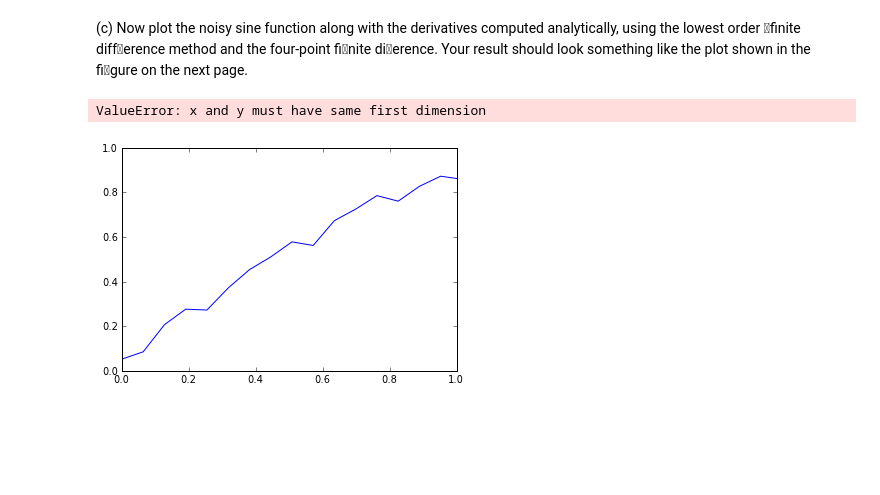
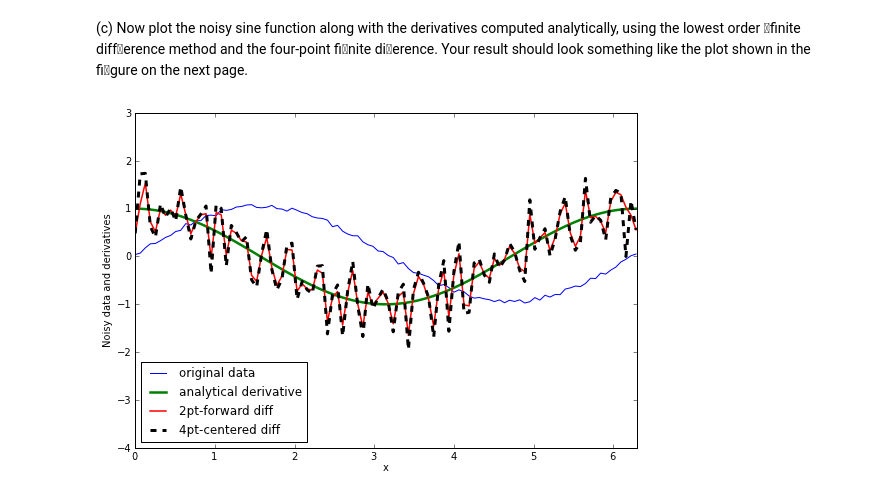
Before and after one commit to ersong/PHYS202-S13, a Jupyter notebook: Week4/InterpAndDiffEx3.ipynb, the cells around one changed output. Saved outputs shown, nothing was run; the diff lists cells and outputs as text; code cells hidden in the pictures; blank space fills up the shorter version.

```diff
--- a/Week4/InterpAndDiffEx3.ipynb
+++ b/Week4/InterpAndDiffEx3.ipynb
@@ -181,15 +203,16 @@
 your finiteDifference() function). Create another function, fourPtFiniteDiff(x,y),
 that computes the derivative using the higher order method above. Test that it works for
 y = $x^5$ and plot the percent error from the analytical result.
-# %%
-def fourPtFiniteDiff(x,y):
-    if x.shape != y.shape:
-        print "error: array mismatch"
-        return NaN
-    for i in x:
-        dydx=(y*(i-2)-8*y*(i-1)+8*y*(i+1)-y*(i+2))/(12*h)
-
-    return dydx
-    #dydx=(y*(i-2)-8*y*(i-1)+8*y*(i+1)-y*(i+2))/(12*h)
+# %%
+def fourPtFiniteDiff(x,y):
+    dydx=zeros(y.shape,float)#initialize dydx array with 0s
+    dydx[0]=(y[1]-y[0])/(x[1]-x[0])#first term = slope
+    dydx[1]=(y[2]-y[1])/(x[2]-x[1])#2nd term = slope
+    dydx[-1]=(y[-1]-y[-2])/(x[-1]-x[-2])#last term= slope
+    dydx[-2]=(y[-2]-y[-3])/(x[-2]-x[-3])#term before last term=slope
+    dydx[2:-3]=(y[0:-5]-8*y[1:-4]+8*y[3:-2]-y[4:-1])/(12*(x[3:-2]-x[2:-3]))#I never learned the 4pt Formula in Calculus BC, they teach different things
+
+    return dydx
+    #dydx=(y*(i-2)-8*y*(i-1)+8*y*(i+1)-y*(i+2))/(12*h)
 # %% [markdown]
 (c) Now plot the noisy sine function along with the derivatives computed analytically, using
@@ -198,10 +221,24 @@
-# %%
-x = linspace(0,2*pi,100)
-y = sin(x) + 0.1*random.random(size=x.shape)
-dydx1=finiteDifference(x,y)
-dydx2=fourPtFiniteDiff(x,y)
-plot(x,y,x,dydx1,x,dydx2,x,cos(x))
-# %% [output]
-ValueError: x and y must have same first dimension
-[figure, removed]
+# %%
+from matplotlib import *
+x = linspace(0,2*pi,100)
+y = sin(x) + 0.1*random.random(size=x.shape)
+#print len(x),len(y)
+pyplot.figure(num=None, figsize=(9, 6), dpi=80, facecolor='w', edgecolor='k')
+dydx1=finiteDifference(x,y)
+dydx2=fourPtFiniteDiff(x,y)
+#print len(dydx1),len(dydx2),len(y)
+plot(x,y,color="blue",label="original data")
+plot(x,cos(x),color="green",linewidth=2.5,label="analytical derivative")
+plot(x,dydx1,color="red",label="2pt-forward diff",linewidth=1.5)
+plot(x,dydx2,color="black",label="4pt-centered diff",ls="--",linewidth=3)
+xlabel("x")
+ylabel("Noisy data and derivatives")
+pyplot.legend(loc='lower left')
+ylim(-4,2)
+#xvals = np.arange(-pi, pi, pi/4) (For future reference)
+plt.axis([0, 6.3, -4, 3])
+#legend(loc = 'lower left')
+show()
+# %% [output]
+[figure, added]
 # %% [markdown]
```
Also changed, not shown: parts of 18 cells of this notebook, 3 other files.
